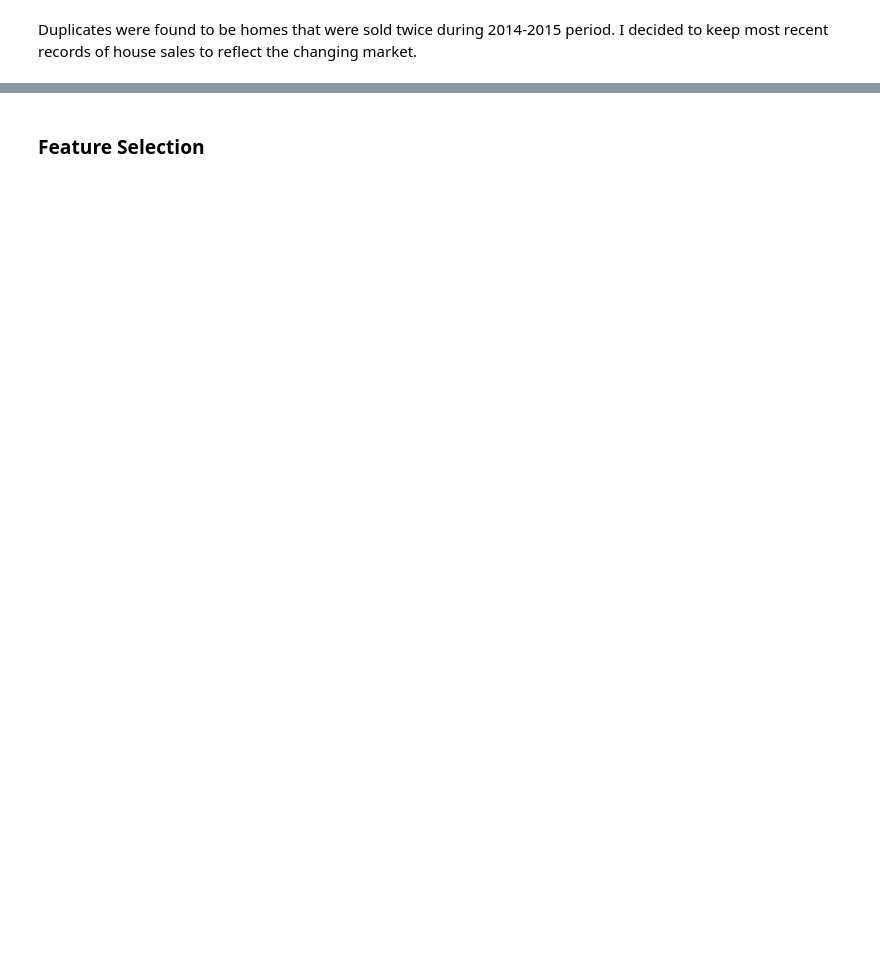
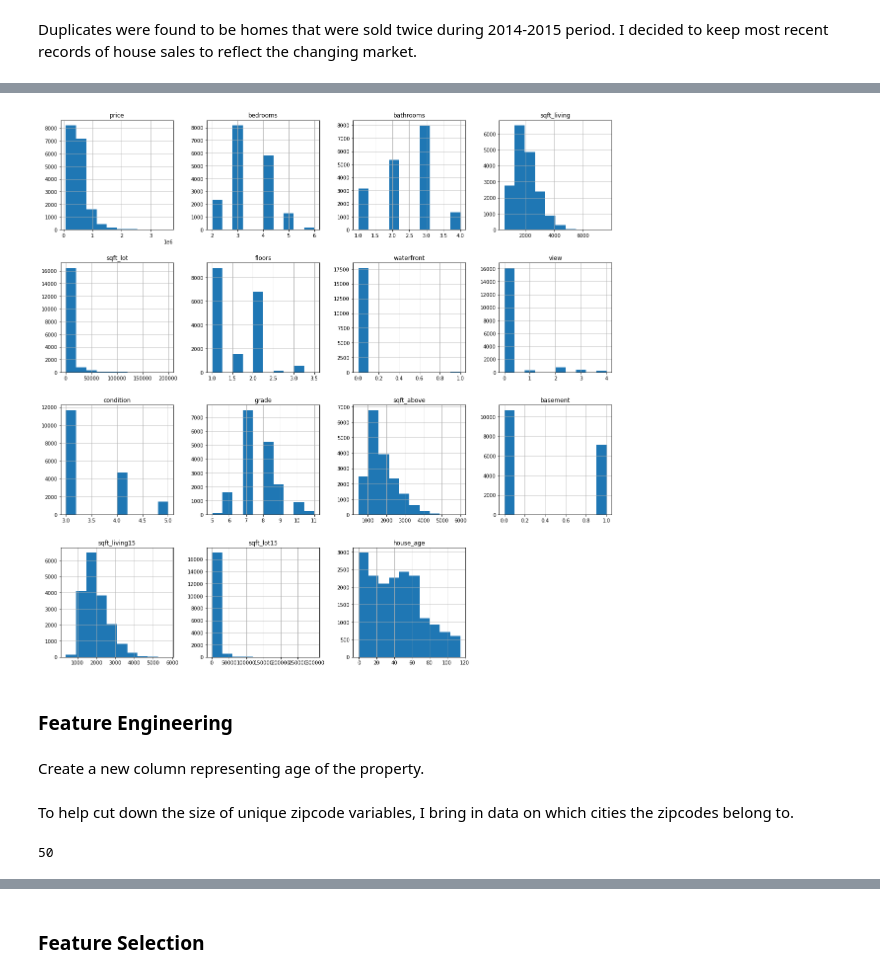
Before and after one commit to whyyoutoo/King-County-Regression-Analysis, a Jupyter notebook: king-county-regression-analysis.ipynb, the cells around one changed output, grey strips where cells are left out. Drawn from its saved outputs; the diff is of its cells as text; code cells hidden in the pictures; blank space fills up the shorter version.

```diff
--- a/king-county-regression-analysis.ipynb
+++ b/king-county-regression-analysis.ipynb
@@ -95,0 +343,2 @@ df.rename(columns = {'sqft_basement': 'basement'}, inplace = True)
+# %%
+df.drop(df[(df.grade < 5) | (df.grade > 11)].index, inplace = True)
@@ -95,0 +369,6 @@ df.rename(columns = {'sqft_basement': 'basement'}, inplace = True)
+# %%
+df.drop(df[df.sqft_lot > 200000].index, inplace = True)
+# %%
+counts = df.zipcode.value_counts(normalize = True)
+# %%
+df = df[~df.zipcode.isin(counts[counts < 0.01].index)]
@@ -95,0 +407,8 @@ df.rename(columns = {'sqft_basement': 'basement'}, inplace = True)
+# %%
+df.hist(figsize = (20,20));
+# %% [output]
+[figure, added]
+# %% [markdown]
+### Feature Engineering
+# %% [markdown]
+Create a new column representing age of the property.
@@ -95,0 +418,6 @@ df.rename(columns = {'sqft_basement': 'basement'}, inplace = True)
+# %% [markdown]
+To help cut down the size of unique zipcode variables, I bring in data on which cities the zipcodes belong to.
+# %%
+df.zipcode.value_counts().size
+# %% [output]
+50
```
Also changed, not shown: parts of 137 cells of this notebook.
